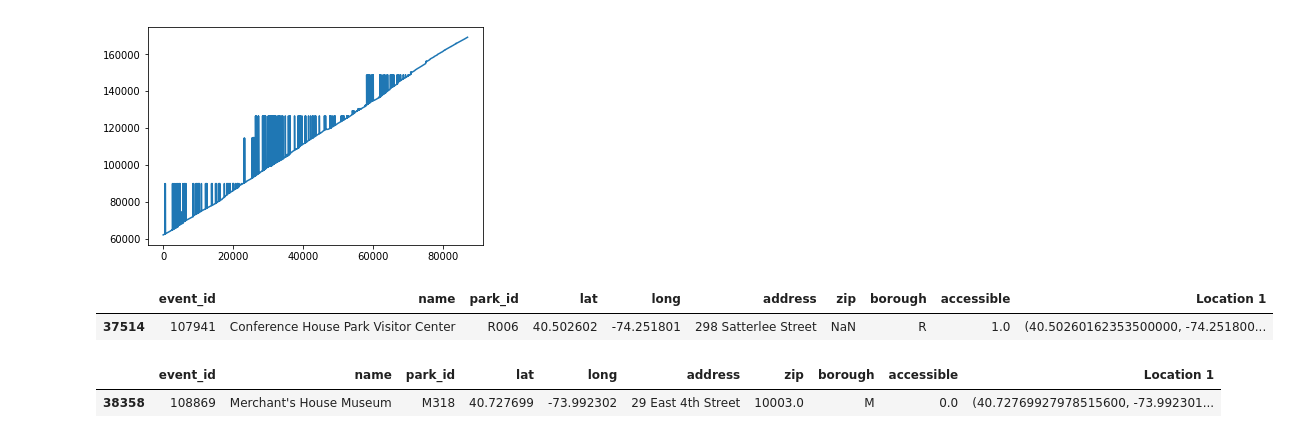
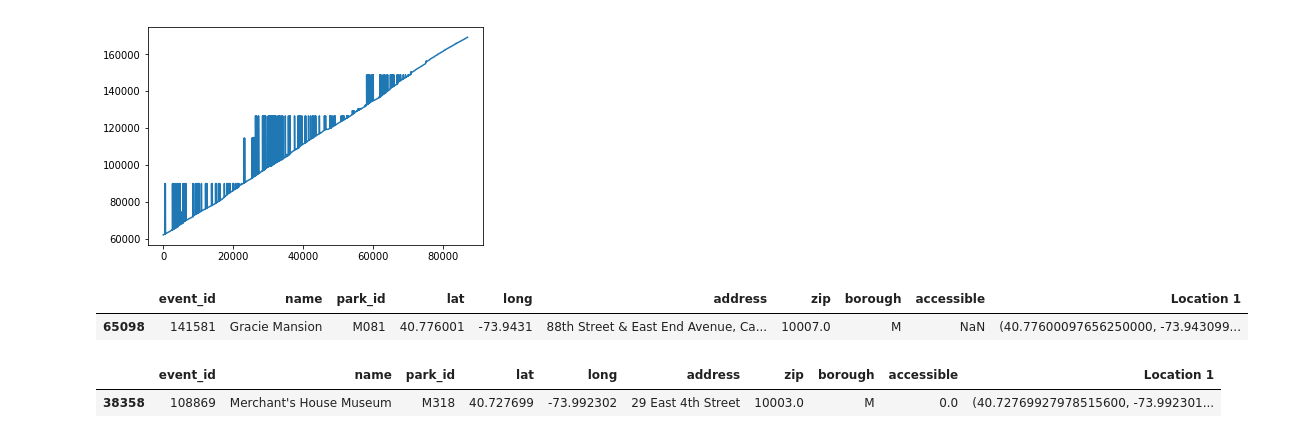
Before and after one commit to inistar/taxi-requests-ds, a Jupyter notebook: EDA.ipynb, the cells around one changed output. Saved outputs shown, nothing was run; the diff lists cells and outputs as text; code cells hidden in the pictures.

```diff
--- a/EDA.ipynb
+++ b/EDA.ipynb
@@ -87,10 +90,10 @@ plt.plot(loc_df.event_id)
 [<matplotlib.lines.Line2D at 0x...>]
 [figure]
 # %%
-loc_df[loc_df.event_id == 107941]
+loc_df[loc_df.event_id == 141581]
 # %% [output]
 |  | event_id | name | park_id | lat | long | address | zip | borough | accessible | Location 1 |
-| 37514 | 107941 | Conference House Park Visitor Center | R006 | 40.502602 | -74.251801 | 298 Satterlee Street | NaN | R | 1.0 | (40.50260162353500000, -74.251800... |
+| 65098 | 141581 | Gracie Mansion | M081 | 40.776001 | -73.9431 | 88th Street & East End Avenue, Ca... | 10007.0 | M | NaN | (40.77600097656250000, -73.943099... |
 # %%
 loc_df[loc_df.event_id == 108869]
 # %% [output]
```
Also changed, not shown: parts of 17 cells of this notebook.
